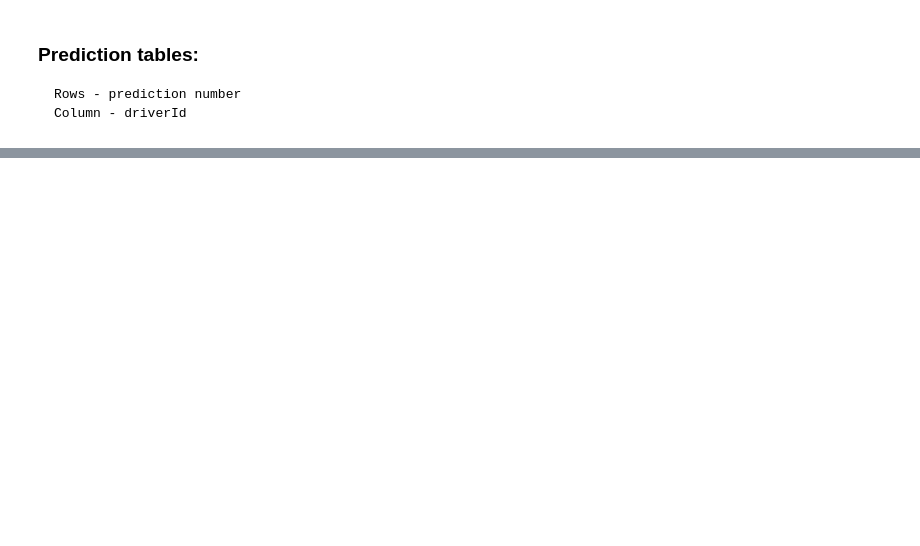
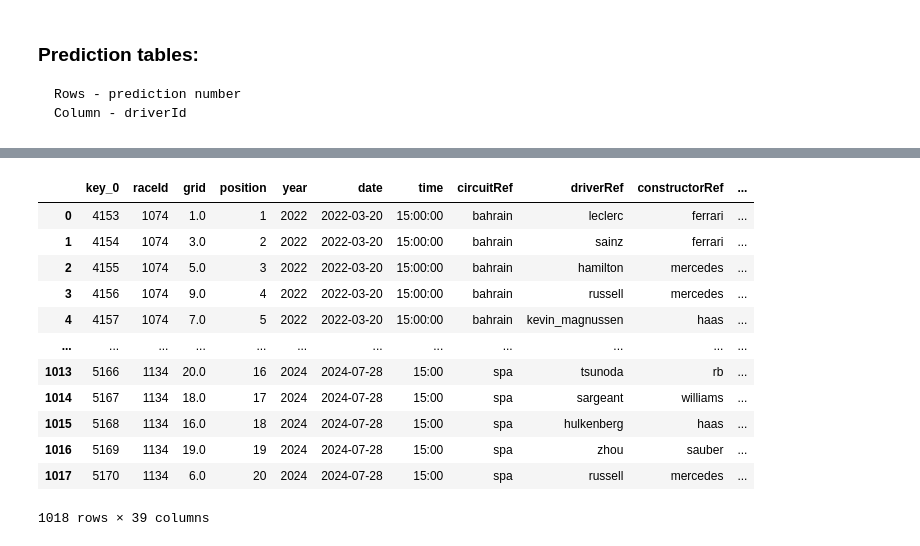
Before and after one commit to jestoncolelewis/Formula_One_Predictor, a Jupyter notebook: decision_forest.ipynb, the cells around one changed output, grey strips where cells are left out. Saved outputs shown, nothing was run; the diff lists cells and outputs as text; code cells hidden in the pictures; blank space fills up the shorter version.

```diff
--- a/decision_forest.ipynb
+++ b/decision_forest.ipynb
@@ -87,0 +88,16 @@ full_table[["raceId", "driverRef", "constructorRef", "position", "circuitRef", "
+# %%
+full_table
+# %% [output]
+|  | key_0 | raceId | grid | position | year | date | time | circuitRef | driverRef | constructorRef | ... |
+| 0 | 4153 | 1074 | 1.0 | 1 | 2022 | 2022-03-20 | 15:00:00 | bahrain | leclerc | ferrari | ... |
+| 1 | 4154 | 1074 | 3.0 | 2 | 2022 | 2022-03-20 | 15:00:00 | bahrain | sainz | ferrari | ... |
+| 2 | 4155 | 1074 | 5.0 | 3 | 2022 | 2022-03-20 | 15:00:00 | bahrain | hamilton | mercedes | ... |
+| 3 | 4156 | 1074 | 9.0 | 4 | 2022 | 2022-03-20 | 15:00:00 | bahrain | russell | mercedes | ... |
+| 4 | 4157 | 1074 | 7.0 | 5 | 2022 | 2022-03-20 | 15:00:00 | bahrain | kevin_magnussen | haas | ... |
+| ... | ... | ... | ... | ... | ... | ... | ... | ... | ... | ... | ... |
+| 1013 | 5166 | 1134 | 20.0 | 16 | 2024 | 2024-07-28 | 15:00 | spa | tsunoda | rb | ... |
+| 1014 | 5167 | 1134 | 18.0 | 17 | 2024 | 2024-07-28 | 15:00 | spa | sargeant | williams | ... |
+| 1015 | 5168 | 1134 | 16.0 | 18 | 2024 | 2024-07-28 | 15:00 | spa | hulkenberg | haas | ... |
+| 1016 | 5169 | 1134 | 19.0 | 19 | 2024 | 2024-07-28 | 15:00 | spa | zhou | sauber | ... |
+| 1017 | 5170 | 1134 | 6.0 | 20 | 2024 | 2024-07-28 | 15:00 | spa | russell | mercedes | ... |
+1018 rows × 39 columns
```
Also changed, not shown: parts of 8 cells of this notebook.
